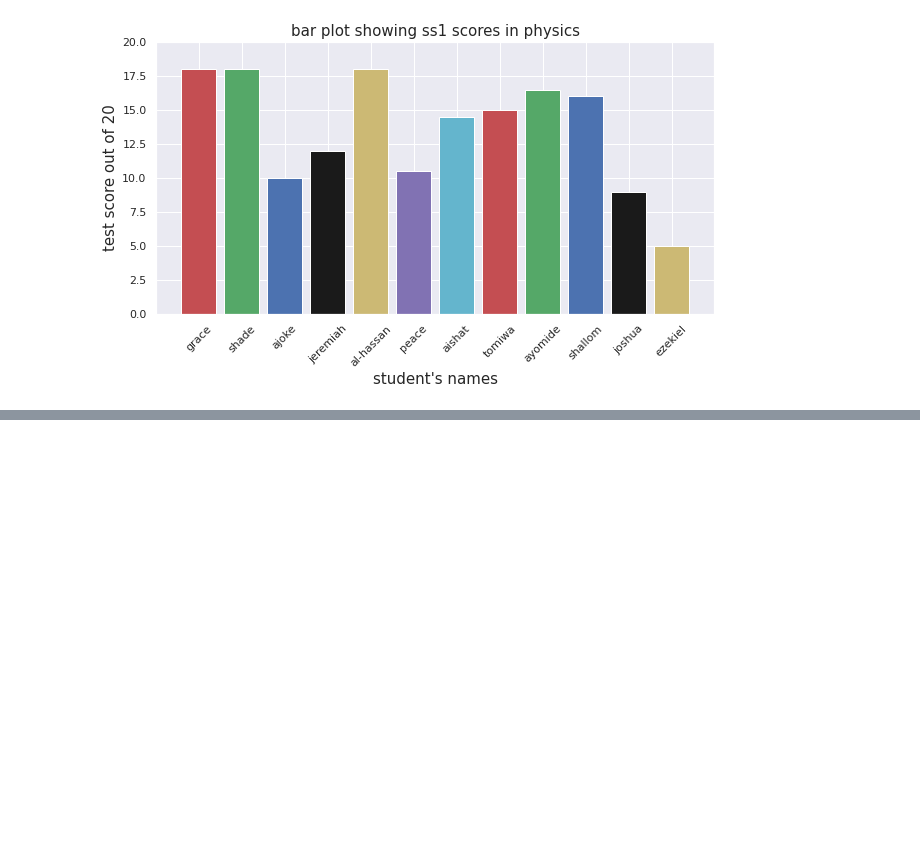
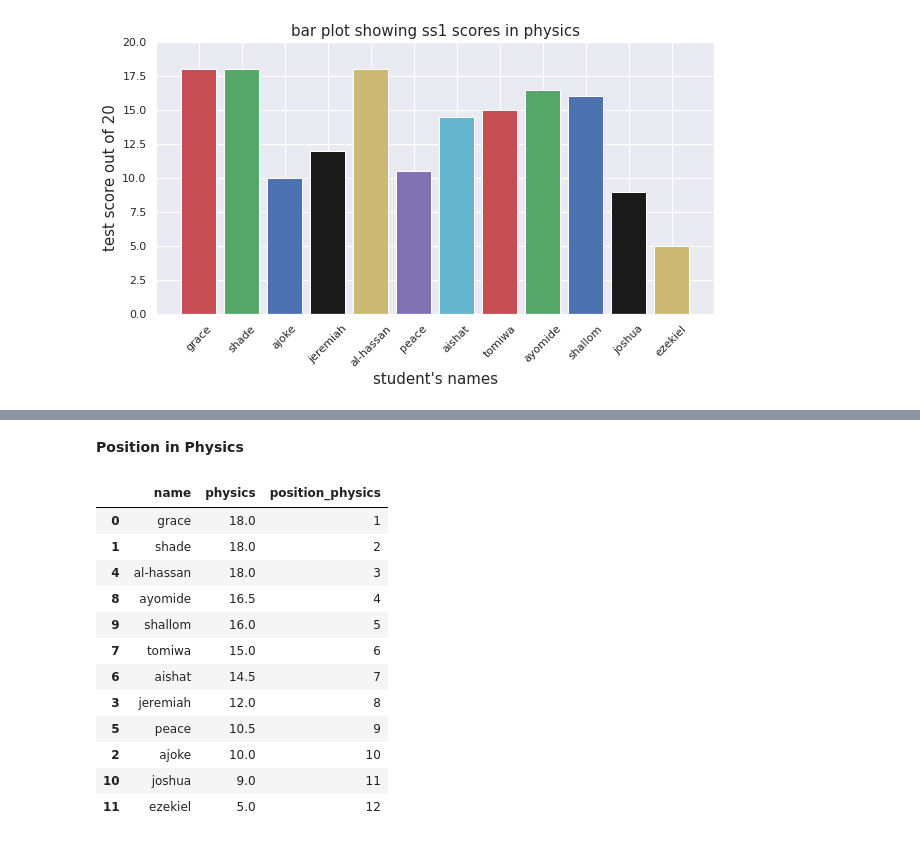
Before and after one commit to ayosamobitade/Senior-Secondary-School-Student-2ndTest-Score-Analysis, a Jupyter notebook: SS2_student_Data_Analyzed.ipynb, the cells around one changed output, grey strips where cells are left out. Drawn from its saved outputs; the diff is of its cells as text; code cells hidden in the pictures; blank space fills up the shorter version.

```diff
--- a/SS2_student_Data_Analyzed.ipynb
+++ b/SS2_student_Data_Analyzed.ipynb
@@ -211,0 +252,21 @@ plt.show();
+# %% [markdown]
+**Position in Physics**
+# %%
+position_physics = dataset1[["name","physics"]].sort_values(by = "physics", ascending = False)
+position = np.arange(1,len(dataset1)+1)
+position_physics["position_physics"] = position
+position_physics
+# %% [output]
+|  | name | physics | position_physics |
+| 0 | grace | 18.0 | 1 |
+| 1 | shade | 18.0 | 2 |
+| 4 | al-hassan | 18.0 | 3 |
+| 8 | ayomide | 16.5 | 4 |
+| 9 | shallom | 16.0 | 5 |
+| 7 | tomiwa | 15.0 | 6 |
+| 6 | aishat | 14.5 | 7 |
+| 3 | jeremiah | 12.0 | 8 |
+| 5 | peace | 10.5 | 9 |
+| 2 | ajoke | 10.0 | 10 |
+| 10 | joshua | 9.0 | 11 |
+| 11 | ezekiel | 5.0 | 12 |
```
Also changed, not shown: parts of 8 cells of this notebook.
